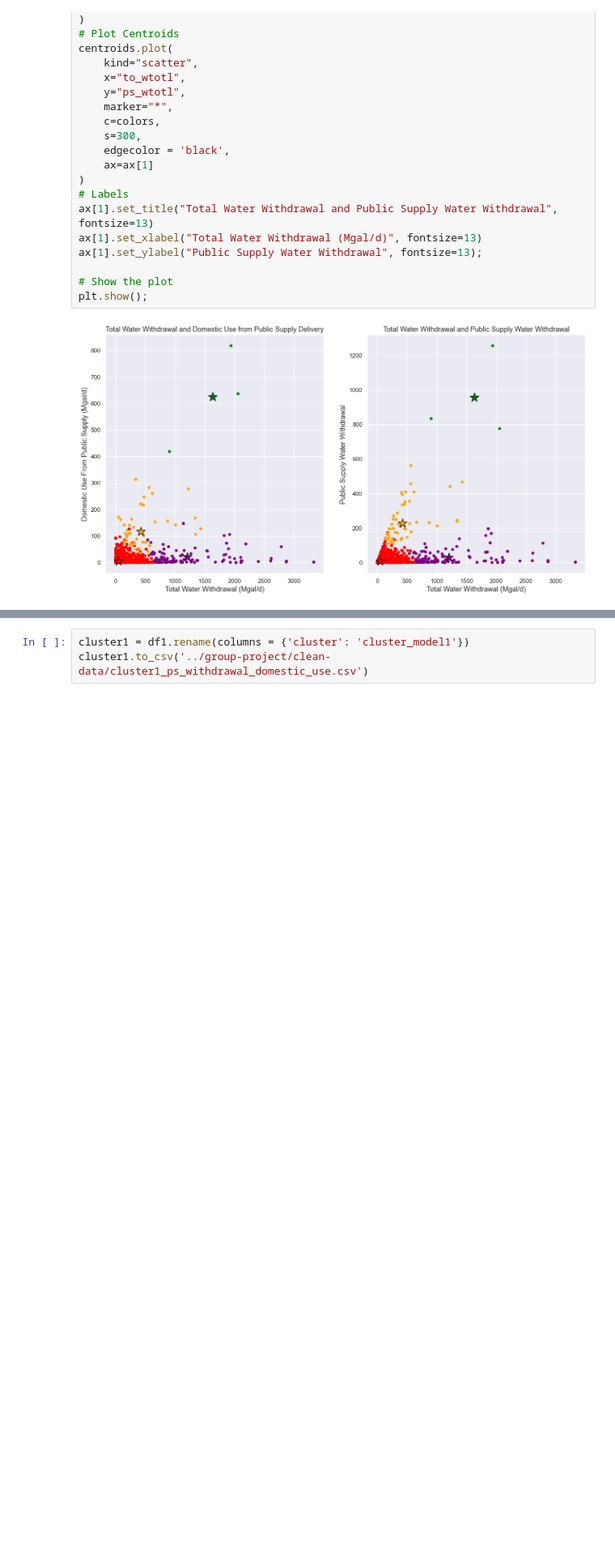
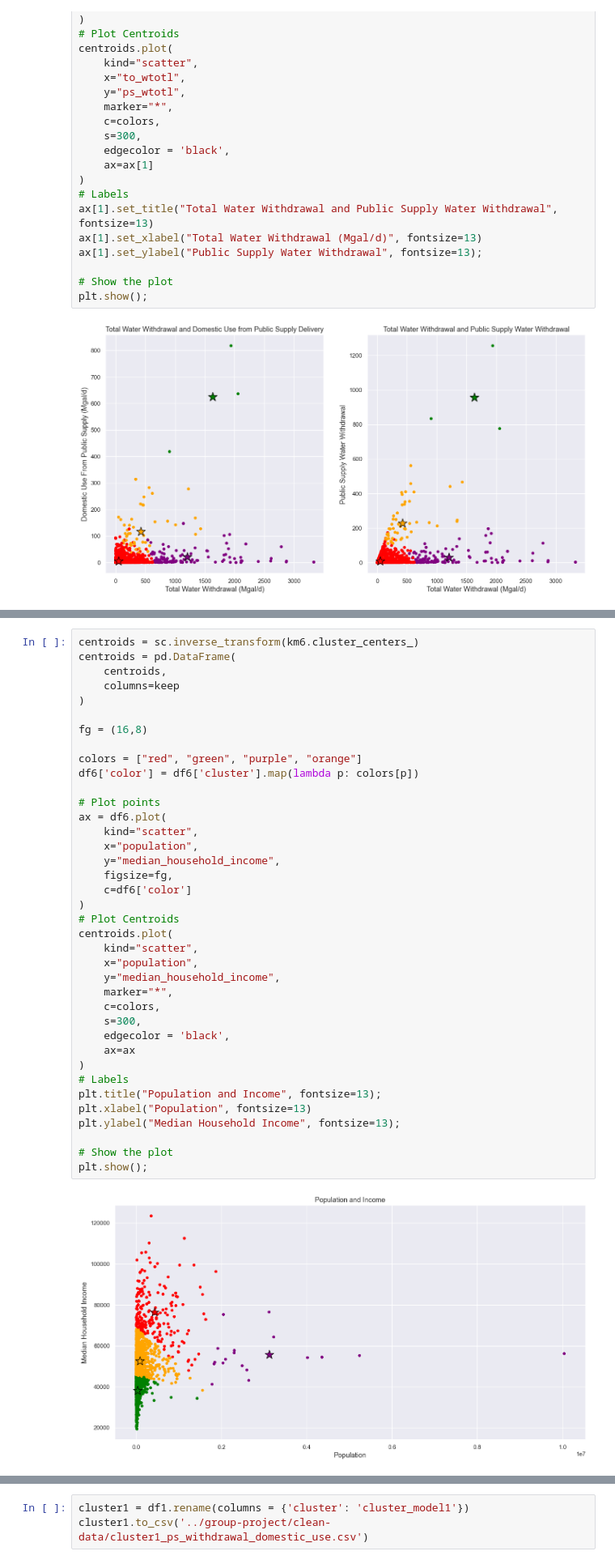
Before and after one commit to farahmalik11/project-5, a Jupyter notebook: 02_KMeans_Clusters_1.ipynb, the cells around one changed output, grey strips where cells are left out. Shown at 81% size. Drawn from its saved outputs; the diff is of its cells as text; blank space fills up the shorter version.

```diff
--- a/02_KMeans_Clusters_1.ipynb
+++ b/02_KMeans_Clusters_1.ipynb
@@ -1376,0 +1007,40 @@ df1.head()
+# %%
+centroids = sc.inverse_transform(km6.cluster_centers_)
+centroids = pd.DataFrame(
+    centroids,
+    columns=keep
+)
+
+fg = (16,8)
+
+colors = ["red", "green", "purple", "orange"]
+df6['color'] = df6['cluster'].map(lambda p: colors[p])
+
+# Plot points
+ax = df6.plot(
+    kind="scatter",
+    x="population",
+    y="median_household_income",
+    figsize=fg,
+    c=df6['color']
+)
+# Plot Centroids
+centroids.plot(
+    kind="scatter",
+    x="population",
+    y="median_household_income",
+    marker="*",
+    c=colors,
+    s=300,
+    edgecolor = 'black',
+    ax=ax
+)
+# Labels
+plt.title("Population and Income", fontsize=13);
+plt.xlabel("Population", fontsize=13)
+plt.ylabel("Median Household Income", fontsize=13);
+
+# Show the plot
+plt.show();
+# %% [output]
+[figure, added]
```
Also changed, not shown: parts of 76 cells of this notebook, 24 other files.
